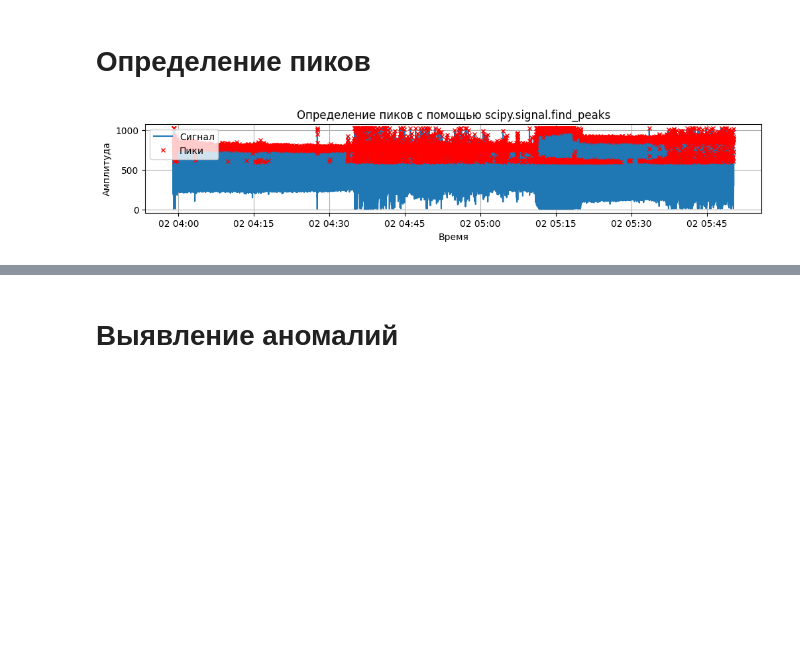
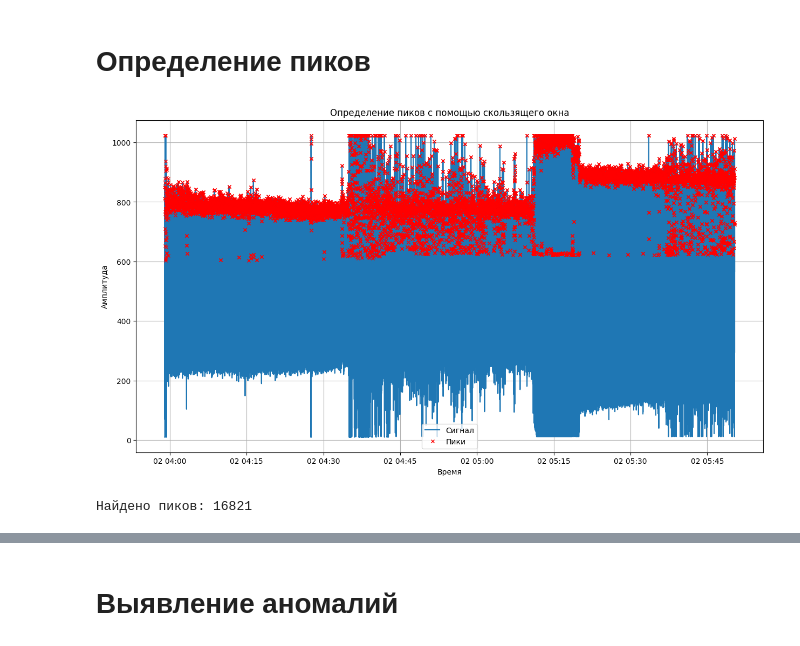
Before and after one commit to Fish-365/nightmare-pulse, a Jupyter notebook: analysis_BPM.ipynb, the cells around one changed output, grey strips where cells are left out. Cells and saved outputs as stored; diff of their text form; code cells hidden in the pictures; blank space fills up the shorter version.

```diff
--- a/analysis_BPM.ipynb
+++ b/analysis_BPM.ipynb
@@ -45,23 +76,65 @@ plt.show()
 # %% [markdown]
 # Определение пиков
 # %%
-x = filtered_data['Timestamp']
-y = filtered_data['COM_Data']
+# Определение параметров окна
+window_size = pd.Timedelta(minutes=5)
+start_time = filtered_data['Timestamp'].min()
+end_time = filtered_data['Timestamp'].max()
 
+# Создаем список для хранения всех найденных пиков
+all_peaks = []
 
-peaks, _ = find_peaks(y, height=600, distance=10, prominence=100)
+# Проходим по данным окнами
+current_time = start_time
+while current_time < end_time:
+    window_end = current_time + window_size
 
+    # Выбираем данные для текущего окна
+    mask = (filtered_data['Timestamp'] >= current_time) & (filtered_data['Timestamp'] < window_end)
+    window_data = filtered_data[mask].copy()
+
+    if not window_data.empty:
+        # Создаем регрессию для окна
+        X_window = np.arange(len(window_data)).reshape(-1, 1)
+        X_poly_window = poly.fit_transform(X_window)
+        model_window = LinearRegression()
+        model_window.fit(X_poly_window, window_data['COM_Data'])
+        y_pred_window = model_window.predict(X_poly_window)
+
+        # Рассчитываем порог для поиска пиков (регрессия + 15%)
+        threshold = y_pred_window + (y_pred_window * 0.15)
+        mean_threshold = np.mean(threshold)
+
+        # Ищем пики в окне
+        window_peaks, _ = find_peaks(window_data['COM_Data'].values,
+                                   height=mean_threshold,
+                                   distance=10,
+                                   prominence=100)
+
+        # Сохраняем индексы найденных пиков
+        all_peaks.extend(window_data.index[window_peaks])
+
+    # Сдвигаем окно (с перекрытием 50%)
+    current_time += window_size / 2
+
+# Преобразуем список пиков в массив numpy
+peaks = np.array(all_peaks)
+peaks.sort()
 
 # Визуализация с пиками
-plt.figure(figsize=(12, 8))
-plt.subplot(414)
-plt.plot(x, y, label="Сигнал")
-plt.plot(x[peaks], y[peaks], "x", color='red', label="Пики", markersize=5)
+plt.figure(figsize=(15, 8))
+plt.plot(filtered_data['Timestamp'], filtered_data['COM_Data'], label="Сигнал")
+plt.plot(filtered_data['Timestamp'][peaks], filtered_data['COM_Data'].iloc[peaks],
+         "x", color='red', label="Пики", markersize=5)
 plt.xlabel("Время")
 plt.ylabel("Амплитуда")
-plt.title("Определение пиков с помощью scipy.signal.find_peaks")
+plt.title("Определение пиков с помощью скользящего окна")
 plt.legend()
 plt.grid(True)
 plt.show()
+
+# Выводим количество найденных пиков
+print(f"Найдено пиков: {len(peaks)}")
 # %% [output]
-[figure, old version]
+[figure, new version]
+Найдено пиков: 16821
```
Also changed, not shown: parts of 9 cells of this notebook, 1 other file.
